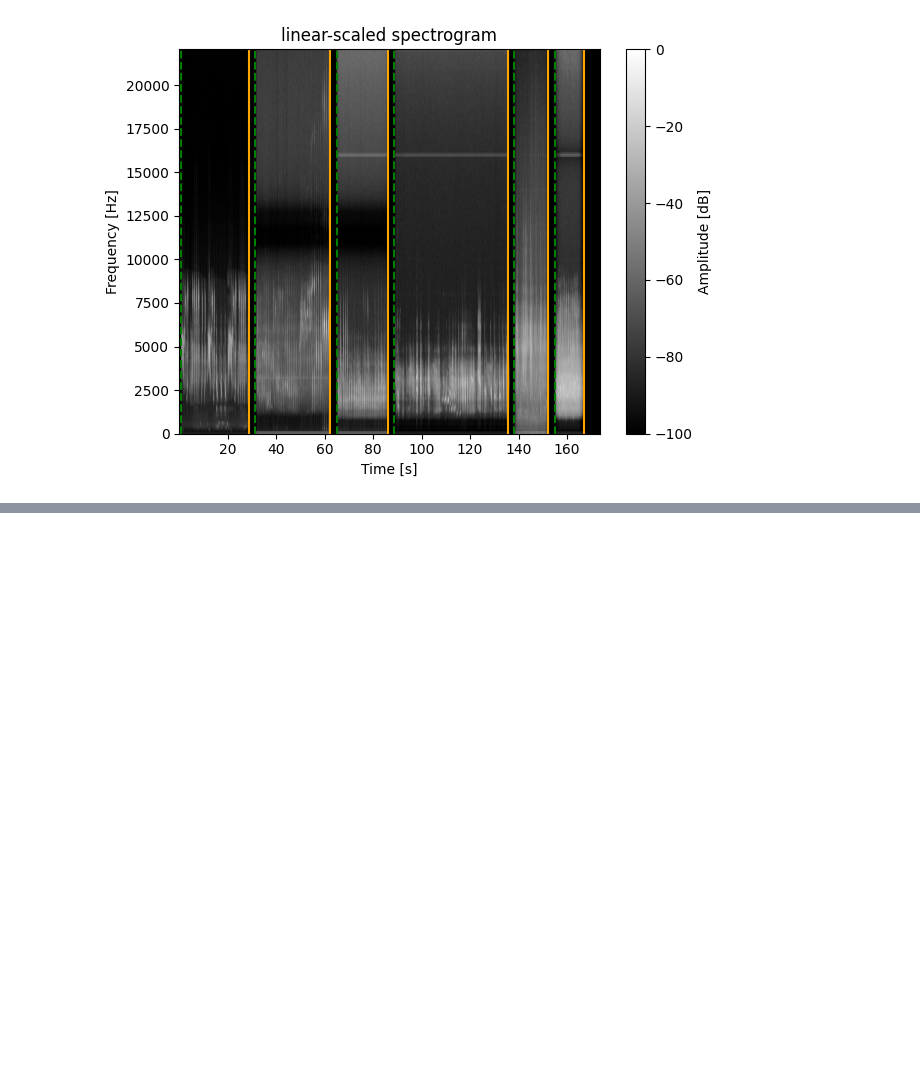
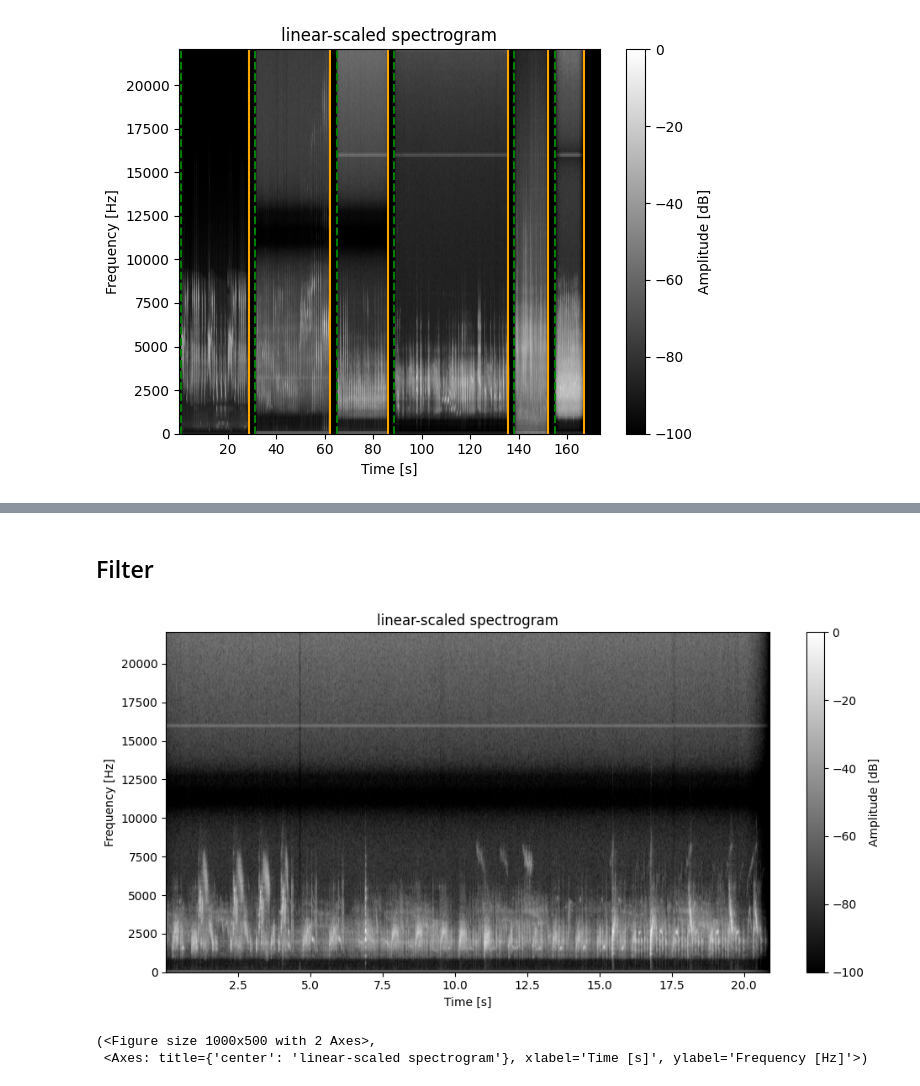
Before and after one commit to lgies23/biosonic, a Jupyter notebook: example_usage.ipynb, the cells around one changed output, grey strips where cells are left out. Cells and saved outputs as stored; diff of their text form; code cells hidden in the pictures; blank space fills up the shorter version.

```diff
--- a/example_usage.ipynb
+++ b/example_usage.ipynb
@@ -138,0 +121,9 @@ for i, segment in enumerate(audio_segments):
+# %% [markdown]
+## Filter
+# %%
+x = audio_segments[2]["data"]
+plot.plot_spectrogram(x, sr)
+# %% [output]
+[figure, added]
+(<Figure size 1000x500 with 2 Axes>,
+ <Axes: title={'center': 'linear-scaled spectrogram'}, xlabel='Time [s]', ylabel='Frequency [Hz]'>)
```
Also changed, not shown: parts of 5 cells of this notebook, 1 other file.
